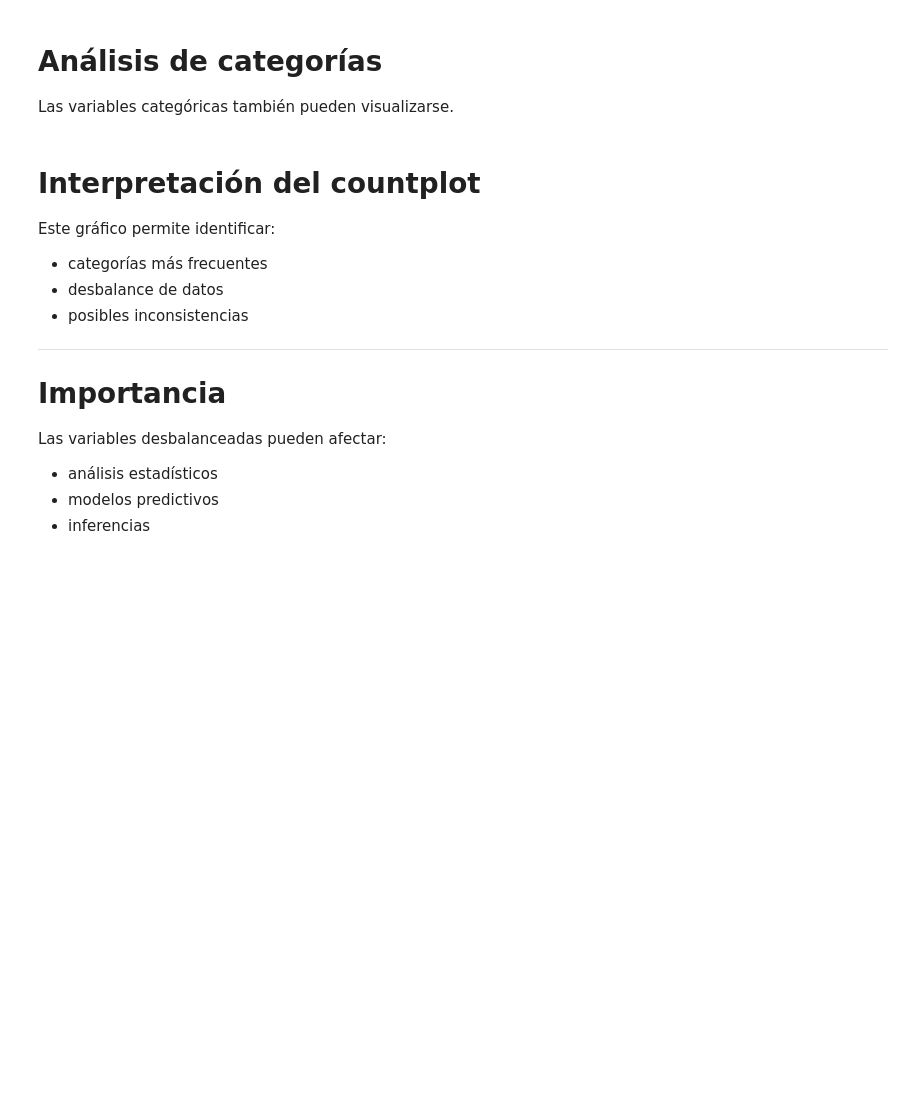
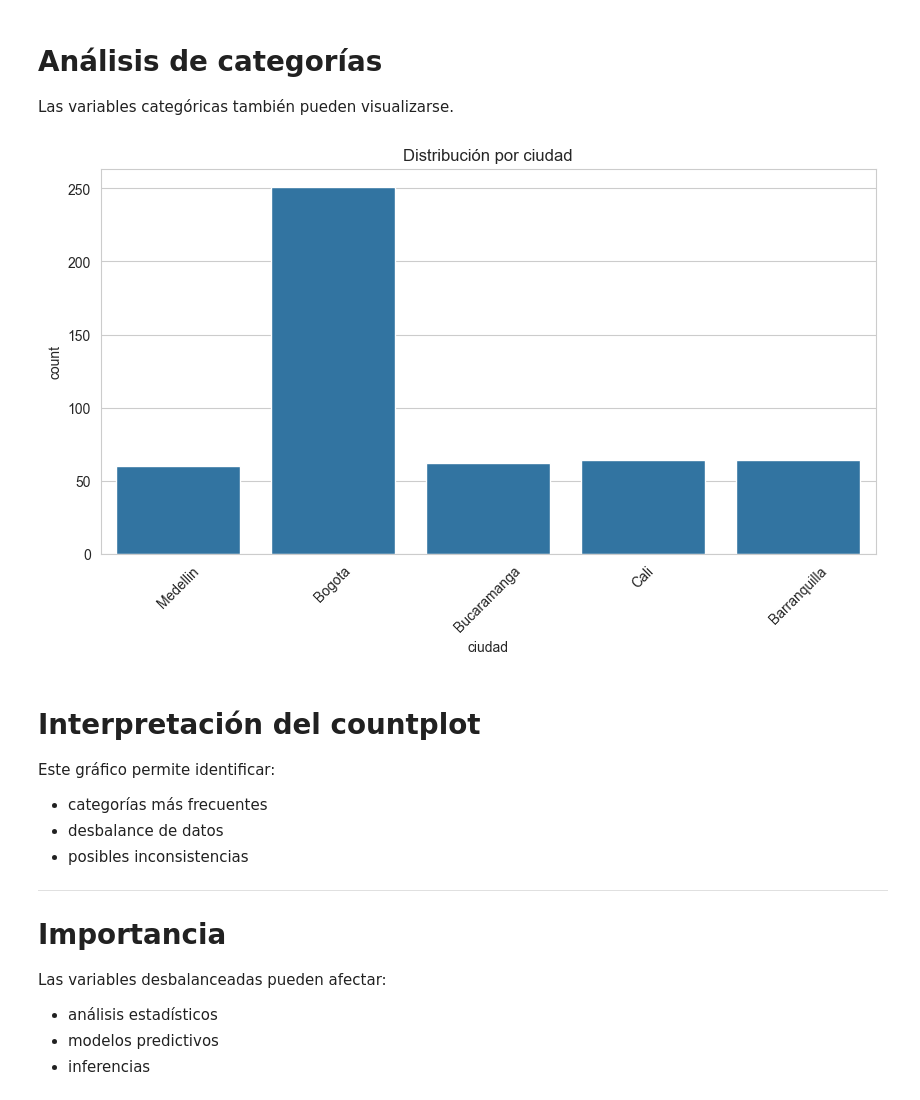
Before and after one commit to DoctoradoIngUD/Taller-limpieza-datos-python, a Jupyter notebook: notebooks/limpieza_datos.ipynb, the cells around one changed output. Cells and saved outputs as stored; diff of their text form; code cells hidden in the pictures; blank space fills up the shorter version.

```diff
--- a/notebooks/limpieza_datos.ipynb
+++ b/notebooks/limpieza_datos.ipynb
@@ -1314,22 +1698,25 @@ Las variables categóricas también pueden visualizarse.
 # %%
 # ============================================
 # FRECUENCIA DE CIUDADES
 # ============================================
-
+# Configurar estilo visual
+sns.set_style("whitegrid")
 plt.figure(figsize=(10, 5))
 
 sns.countplot(
     x='ciudad',
     data=df
 )
 
 plt.title(
     'Distribución por ciudad'
 )
 
 plt.xticks(rotation=45)
 
 plt.show()
+# %% [output]
+[figure, added]
 # %% [markdown]
 # Interpretación del countplot
 
```
Also changed, not shown: parts of 68 cells of this notebook, 9 other files.
